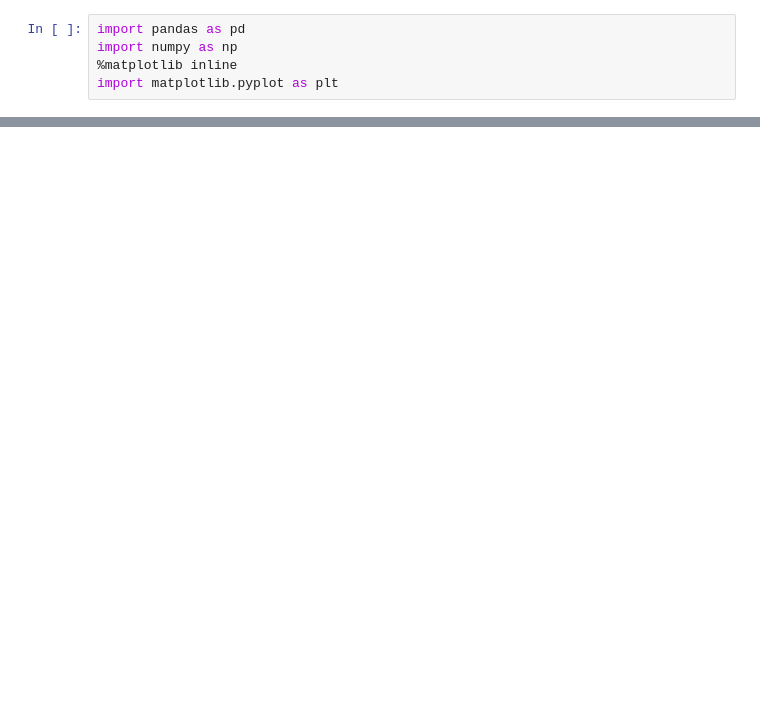
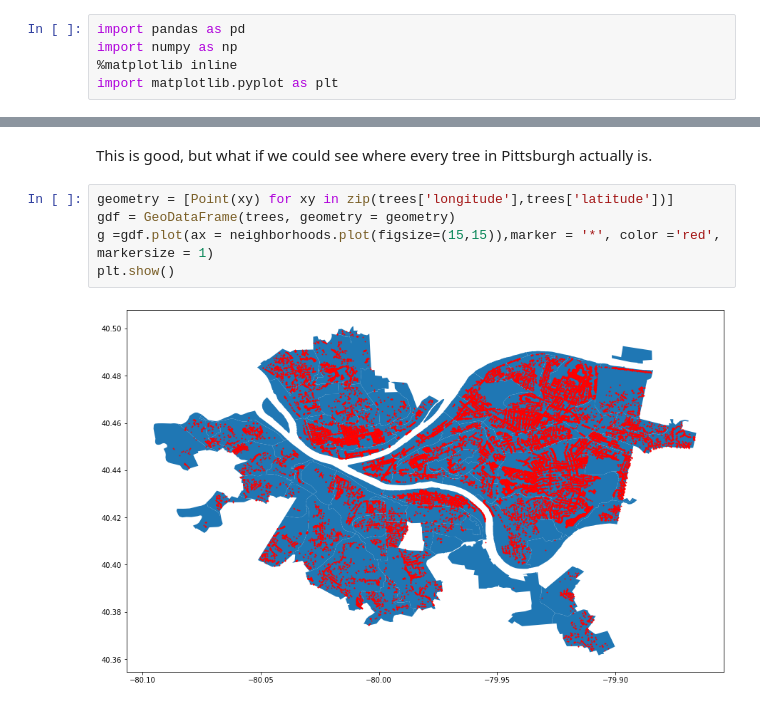
Before and after one commit to acav333/bigideasfinalproject, a Jupyter notebook: annasnotebook.ipynb, the cells around one changed output, grey strips where cells are left out. Cells and saved outputs as stored; diff of their text form; blank space fills up the shorter version.

```diff
--- a/annasnotebook.ipynb
+++ b/annasnotebook.ipynb
@@ -28,0 +57,9 @@ valueslow.plot.bar(x = valueslow[0], y = valueslow[1])
+# %% [markdown]
+This is good, but what if we could see where every tree in Pittsburgh actually is.
+# %%
+geometry = [Point(xy) for xy in zip(trees['longitude'],trees['latitude'])]
+gdf = GeoDataFrame(trees, geometry = geometry)
+g =gdf.plot(ax = neighborhoods.plot(figsize=(15,15)),marker = '*', color ='red', markersize = 1)
+plt.show()
+# %% [output]
+[figure, added]
```
Also changed, not shown: parts of 20 cells of this notebook.
